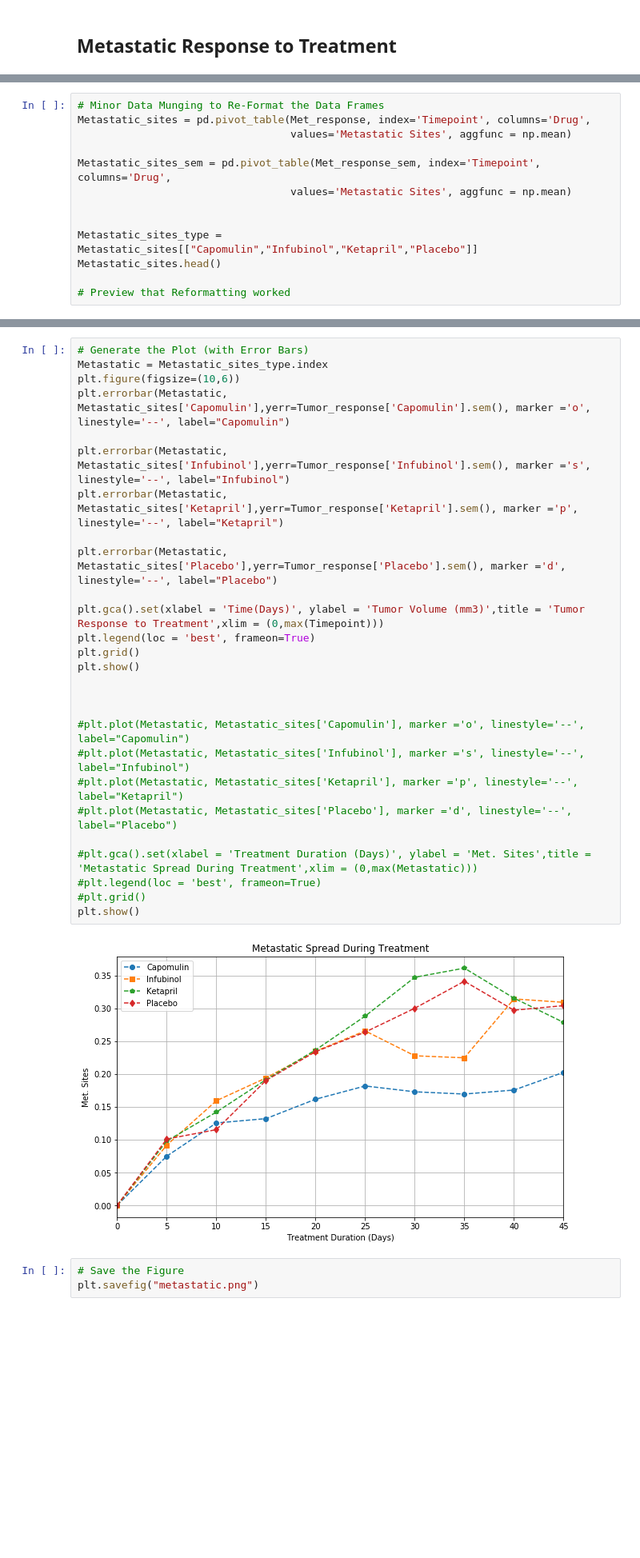
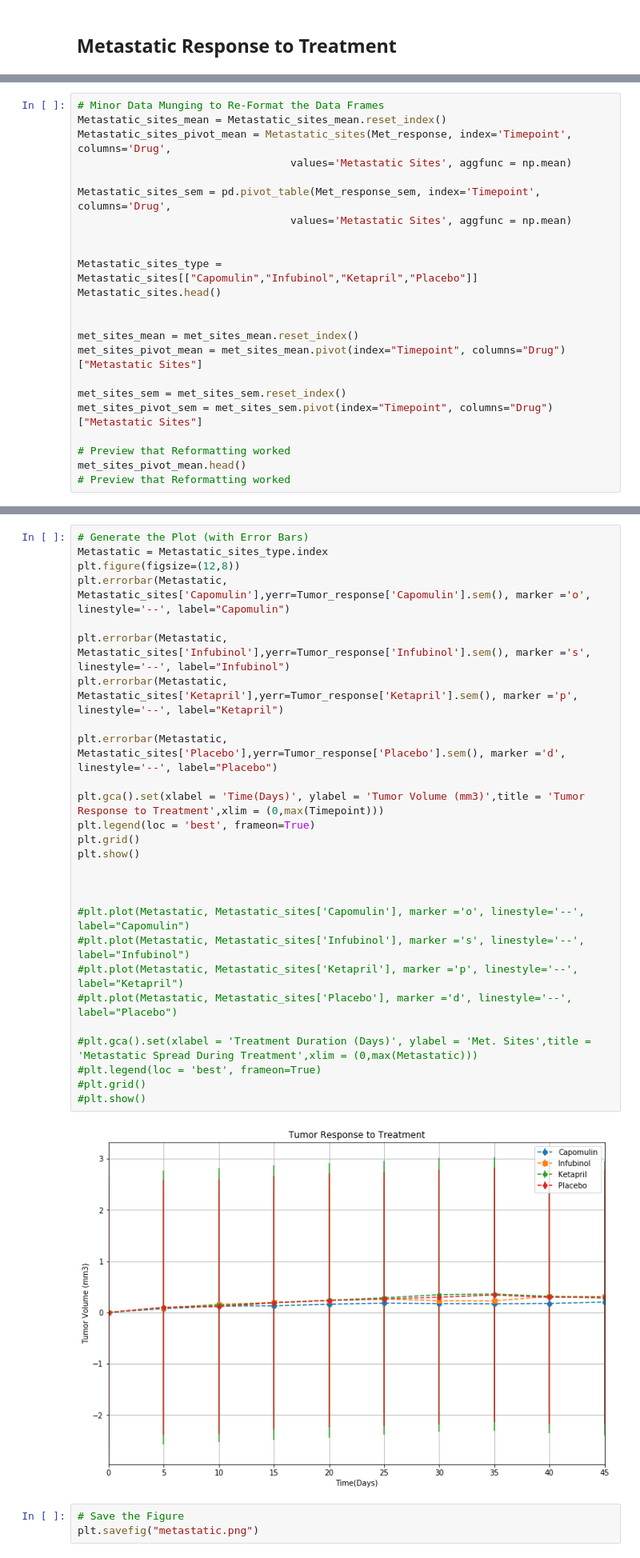
Before and after one commit to Deyinka/matplotlib-challenge, a Jupyter notebook: Pymaceuticals/Pymaceuticals _Assignment.ipynb, the cells around one changed output, grey strips where cells are left out. Shown at 80% size. Saved outputs shown, nothing was run; the diff lists cells and outputs as text; blank space fills up the shorter version.

```diff
--- a/Pymaceuticals/Pymaceuticals _Assignment.ipynb
+++ b/Pymaceuticals/Pymaceuticals _Assignment.ipynb
@@ -190,7 +190,8 @@ Met_response_sem.head()
 |  | 20 | 0.161621 |
 # %%
 # Minor Data Munging to Re-Format the Data Frames
-Metastatic_sites = pd.pivot_table(Met_response, index='Timepoint', columns='Drug',
+Metastatic_sites_mean = Metastatic_sites_mean.reset_index()
+Metastatic_sites_pivot_mean = Metastatic_sites(Met_response, index='Timepoint', columns='Drug',
                                   values='Metastatic Sites', aggfunc = np.mean)
 
 Metastatic_sites_sem = pd.pivot_table(Met_response_sem, index='Timepoint', columns='Drug',
@@ -200,7 +201,16 @@ Metastatic_sites_sem = pd.pivot_table(Met_response_sem, index='Timepoint', colum
 Metastatic_sites_type = Metastatic_sites[["Capomulin","Infubinol","Ketapril","Placebo"]]
 Metastatic_sites.head()
 
+
+met_sites_mean = met_sites_mean.reset_index()
+met_sites_pivot_mean = met_sites_mean.pivot(index="Timepoint", columns="Drug")["Metastatic Sites"]
+
+met_sites_sem = met_sites_sem.reset_index()
+met_sites_pivot_sem = met_sites_sem.pivot(index="Timepoint", columns="Drug")["Metastatic Sites"]
+
 # Preview that Reformatting worked
+met_sites_pivot_mean.head()
+# Preview that Reformatting worked
 # %% [output]
 | Drug | Capomulin | Ceftamin | Infubinol | Ketapril | Naftisol | Placebo | Propriva | Ramicane | Stelasyn | ... |
 | Timepoint |  |  |  |  |  |  |  |  |  | ... |
@@ -212,32 +222,32 @@ Metastatic_sites.head()
 # %%
 # Generate the Plot (with Error Bars)
 Metastatic = Metastatic_sites_type.index
-plt.figure(figsize=(10,6))
+plt.figure(figsize=(12,8))
 plt.errorbar(Metastatic, Metastatic_sites['Capomulin'],yerr=Tumor_response['Capomulin'].sem(), marker ='o', linestyle='--', label="Capomulin")
 
 plt.errorbar(Metastatic, Metastatic_sites['Infubinol'],yerr=Tumor_response['Infubinol'].sem(), marker ='s', linestyle='--', label="Infubinol")
 plt.errorbar(Metastatic, Metastatic_sites['Ketapril'],yerr=Tumor_response['Ketapril'].sem(), marker ='p', linestyle='--', label="Ketapril")
 
 plt.errorbar(Metastatic, Metastatic_sites['Placebo'],yerr=Tumor_response['Placebo'].sem(), marker ='d', linestyle='--', label="Placebo")
 
 plt.gca().set(xlabel = 'Time(Days)', ylabel = 'Tumor Volume (mm3)',title = 'Tumor Response to Treatment',xlim = (0,max(Timepoint)))
 plt.legend(loc = 'best', frameon=True)
 plt.grid()
 plt.show()
 
 
 
 #plt.plot(Metastatic, Metastatic_sites['Capomulin'], marker ='o', linestyle='--', label="Capomulin")
 #plt.plot(Metastatic, Metastatic_sites['Infubinol'], marker ='s', linestyle='--', label="Infubinol")
 #plt.plot(Metastatic, Metastatic_sites['Ketapril'], marker ='p', linestyle='--', label="Ketapril")
 #plt.plot(Metastatic, Metastatic_sites['Placebo'], marker ='d', linestyle='--', label="Placebo")
 
 #plt.gca().set(xlabel = 'Treatment Duration (Days)', ylabel = 'Met. Sites',title = 'Metastatic Spread During Treatment',xlim = (0,max(Metastatic)))
 #plt.legend(loc = 'best', frameon=True)
 #plt.grid()
-plt.show()
+#plt.show()
 # %% [output]
-[figure, old version]
+[figure, new version]
 # %%
 # Save the Figure
 plt.savefig("metastatic.png")
```
Also changed, not shown: parts of 1 cell of this notebook.
